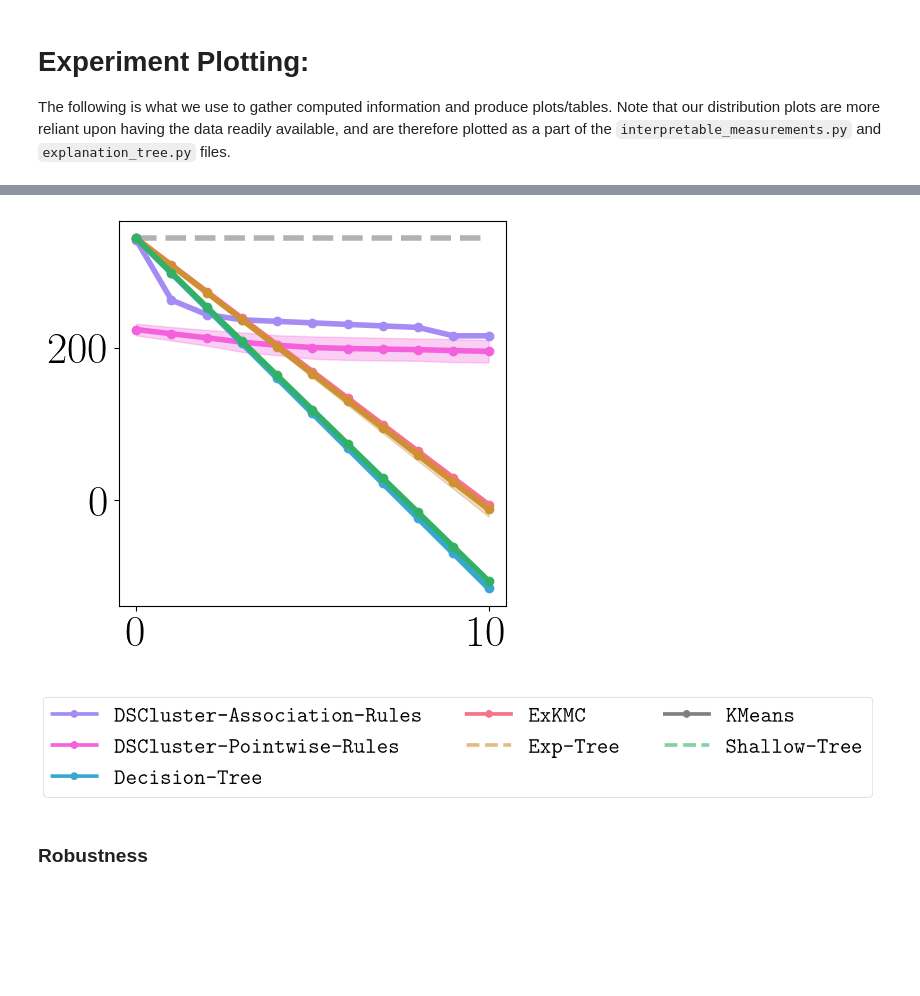
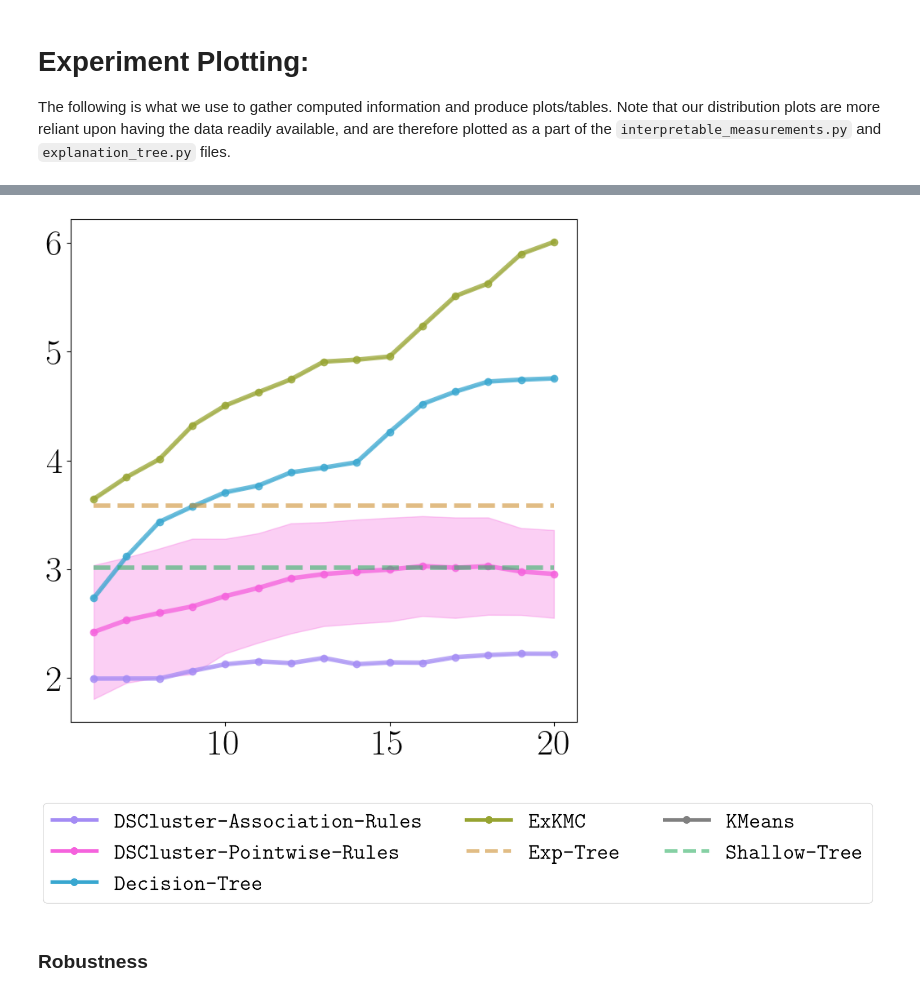
Before and after one commit to kevinqnb/interpretable-clustering, a Jupyter notebook: examples/experiments.ipynb, the cells around one changed output, grey strips where cells are left out. Cells and saved outputs as stored; diff of their text form; code cells hidden in the pictures; blank space fills up the shorter version.

```diff
--- a/examples/experiments.ipynb
+++ b/examples/experiments.ipynb
@@ -42,9 +39,9 @@ color_dict = {
     'Decision-Tree': cmap(5),
     'Removal-Tree': cmap(1),
     'Exp-Tree': cmap(1),
-    'ExKMC': cmap(0),
+    'ExKMC': cmap(2),
     'Shallow-Tree': cmap(3),
-    'IDS': cmap(2),
+    'IDS': cmap(0),
     'DSCluster-Association-Rules': cmap(6),
     'DSCluster-Pointwise-Rules': cmap(7)
 }
@@ -76,7 +73,7 @@ files.
 dataset = 'climate'
 
 # Specify an experiment
-experiment = 'lambdas'
+experiment = 'max_rules'
 
 # Specify reference clustering
 ref = 'kmeans'
@@ -111,7 +132,7 @@ mean_df
 # %%
-measurement = 'coverage-mistake-score'
+#measurement = 'Coverage-Mistake-Score'
 #measurement = 'Silhouette-Score'
-#measurement = 'Weighted-Avg-Length'
+measurement = 'Weighted-Avg-Length'
 xaxis = True
 yaxis = True
 
@@ -119,7 +140,7 @@ measurement_mean_df = mean_df[measurement]
 measurement_std_df = std_df[measurement]
 
 # Plot results
-fig,ax = plt.subplots(1,1,figsize=(5,5))
+fig,ax = plt.subplots(1,1,figsize=(8,8))
 
 for method in measurement_mean_df.columns:
     if measurement_mean_df[method].isnull().all():
@@ -138,34 +159,35 @@ for method in measurement_mean_df.columns:
     else:
         ax.plot(
             measurement_mean_df.index,
             measurement_mean_df[method],
             color = color_dict[method],
             label = method,
             linewidth = 4,
             marker='o',
             markersize = 6,
+            alpha = 0.75
         )
         ax.fill_between(
             measurement_mean_df.index,
             measurement_mean_df[method] - measurement_std_df[method],
             measurement_mean_df[method] + measurement_std_df[method],
             color= color_dict[method],
             alpha=0.3
         )
 
 
 if not xaxis:
     plt.xticks([])
 if not yaxis:
     plt.yticks([])
 
 plt.savefig(
     "../figures/" + dataset + "/" + experiment + "/" + ref + "/" + measurement.replace(" ", "_") + ".png",
     bbox_inches='tight'
 )
 plt.show()
 # %% [output]
-[figure, old version]
+[figure, new version]
 # %%
 # Legend:
 fig, ax = plt.subplots(figsize = (6,1))
@@ -204,6 +226,6 @@ plt.savefig(
     bbox_inches='tight'
 )
 # %% [output]
-[figure, old version]
+[figure, new version]
 # %% [markdown]
 ### Robustness
```
Also changed, not shown: parts of 7 cells of this notebook, 11 other files.
